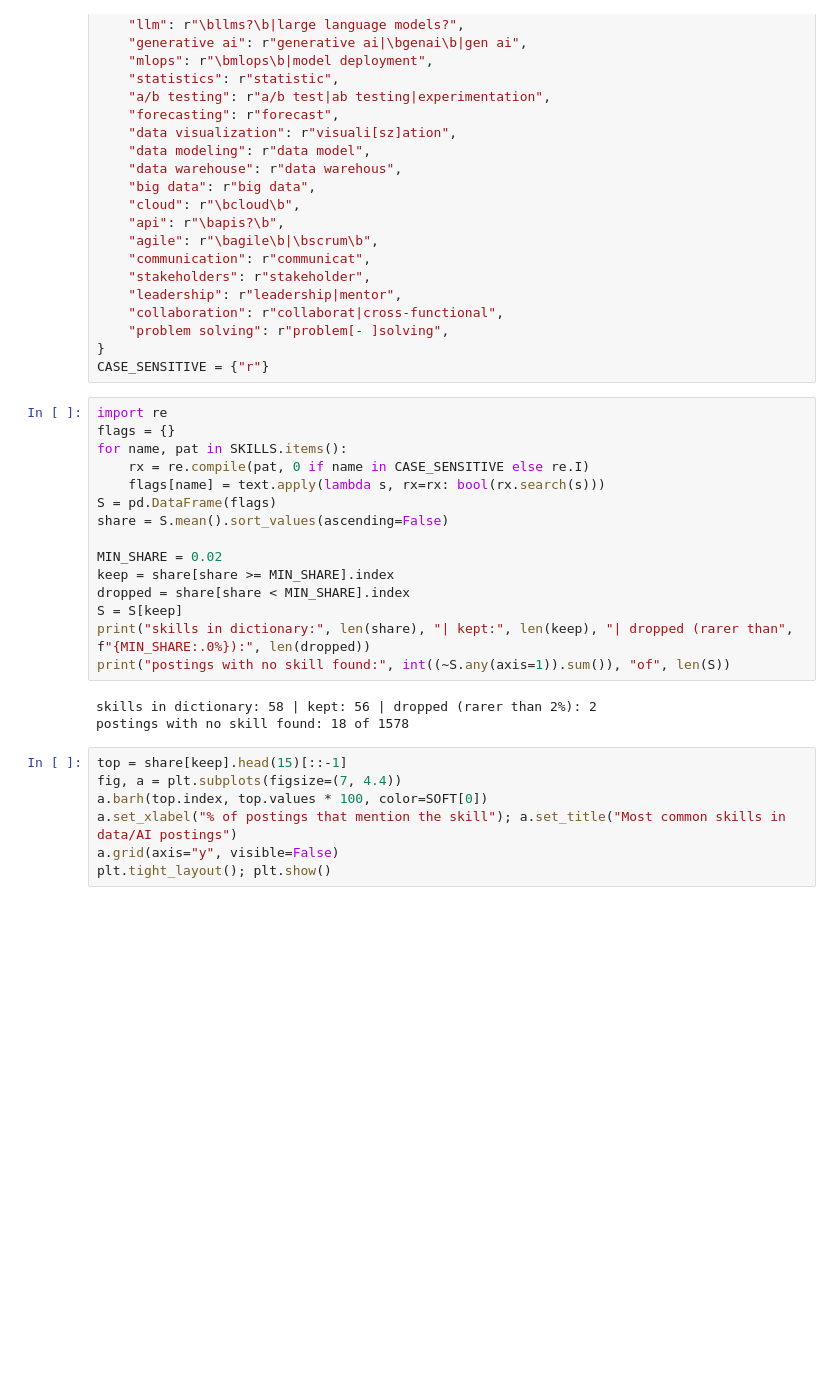
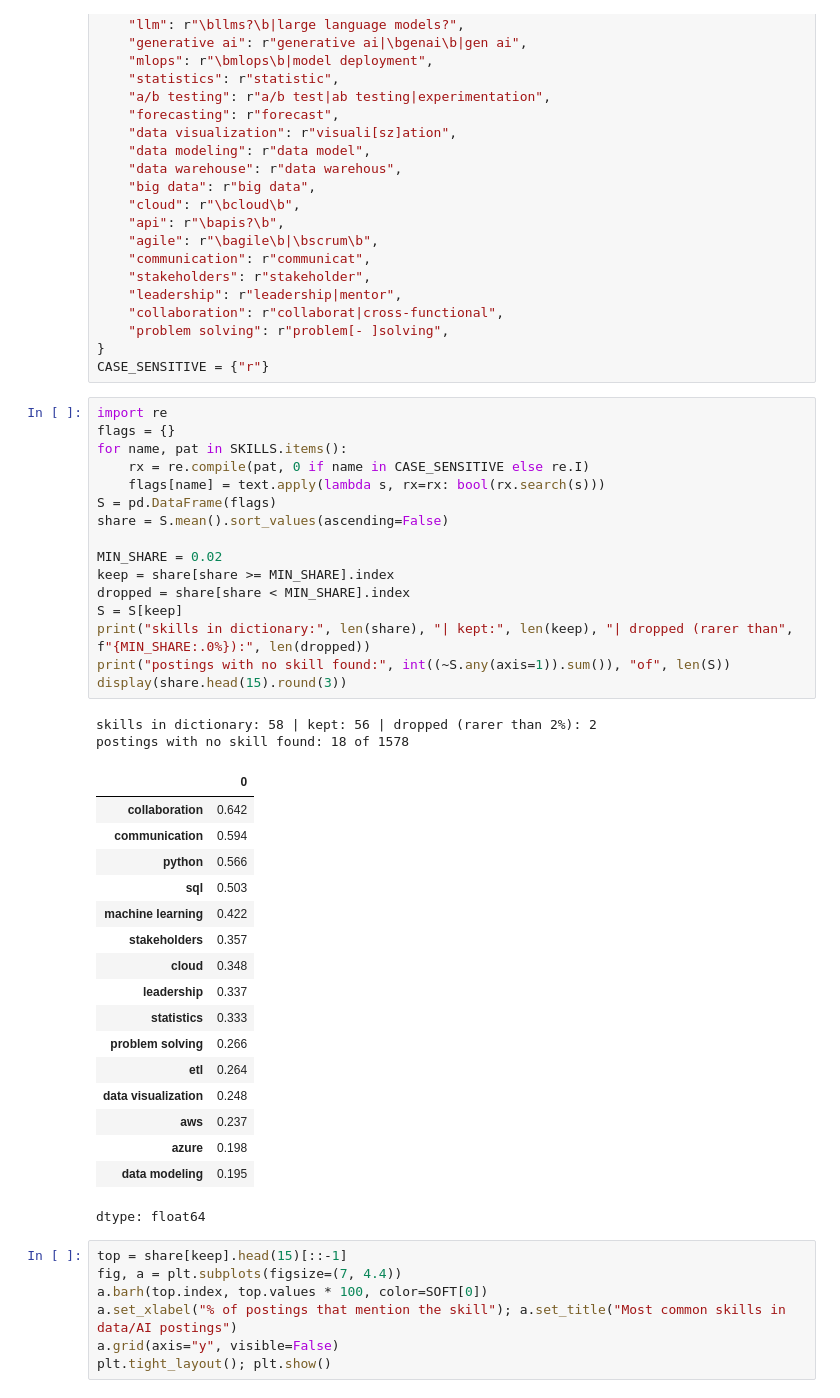
Before and after one commit to AHTISHAM327/ai-job-market-skill-miner, a Jupyter notebook: quratulaain/quratulain_m2_rules (1).ipynb, the cells around one changed output. Saved outputs shown, nothing was run; the diff lists cells and outputs as text; blank space fills up the shorter version.

```diff
--- a/quratulaain/quratulain_m2_rules (1).ipynb
+++ b/quratulaain/quratulain_m2_rules (1).ipynb
@@ -145,21 +145,39 @@ CASE_SENSITIVE = {"r"}
 # %%
 import re
 flags = {}
 for name, pat in SKILLS.items():
     rx = re.compile(pat, 0 if name in CASE_SENSITIVE else re.I)
     flags[name] = text.apply(lambda s, rx=rx: bool(rx.search(s)))
 S = pd.DataFrame(flags)
 share = S.mean().sort_values(ascending=False)
 
 MIN_SHARE = 0.02
 keep = share[share >= MIN_SHARE].index
 dropped = share[share < MIN_SHARE].index
 S = S[keep]
 print("skills in dictionary:", len(share), "| kept:", len(keep), "| dropped (rarer than", f"{MIN_SHARE:.0%}):", len(dropped))
 print("postings with no skill found:", int((~S.any(axis=1)).sum()), "of", len(S))
+display(share.head(15).round(3))
 # %% [output]
 skills in dictionary: 58 | kept: 56 | dropped (rarer than 2%): 2
 postings with no skill found: 18 of 1578
+|  | 0 |
+| collaboration | 0.642 |
+| communication | 0.594 |
+| python | 0.566 |
+| sql | 0.503 |
+| machine learning | 0.422 |
+| stakeholders | 0.357 |
+| cloud | 0.348 |
+| leadership | 0.337 |
+| statistics | 0.333 |
+| problem solving | 0.266 |
+| etl | 0.264 |
+| data visualization | 0.248 |
+| aws | 0.237 |
+| azure | 0.198 |
+| data modeling | 0.195 |
+dtype: float64
 # %%
 top = share[keep].head(15)[::-1]
 fig, a = plt.subplots(figsize=(7, 4.4))
```
Also changed, not shown: parts of 1 cell of this notebook.
